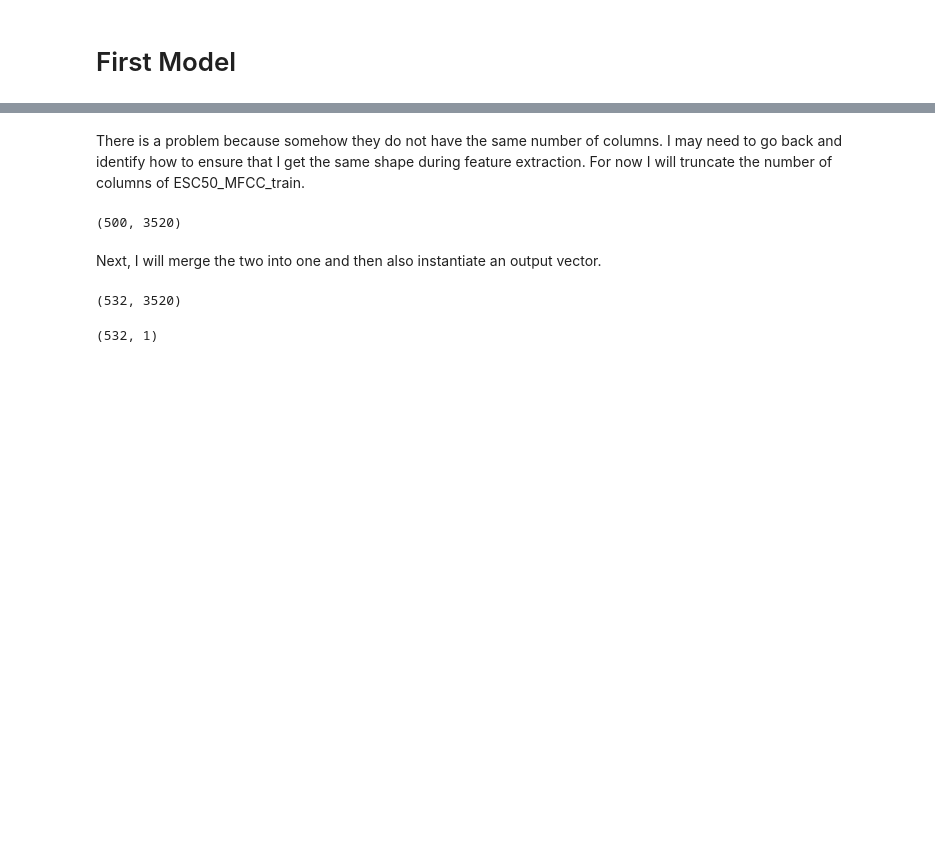
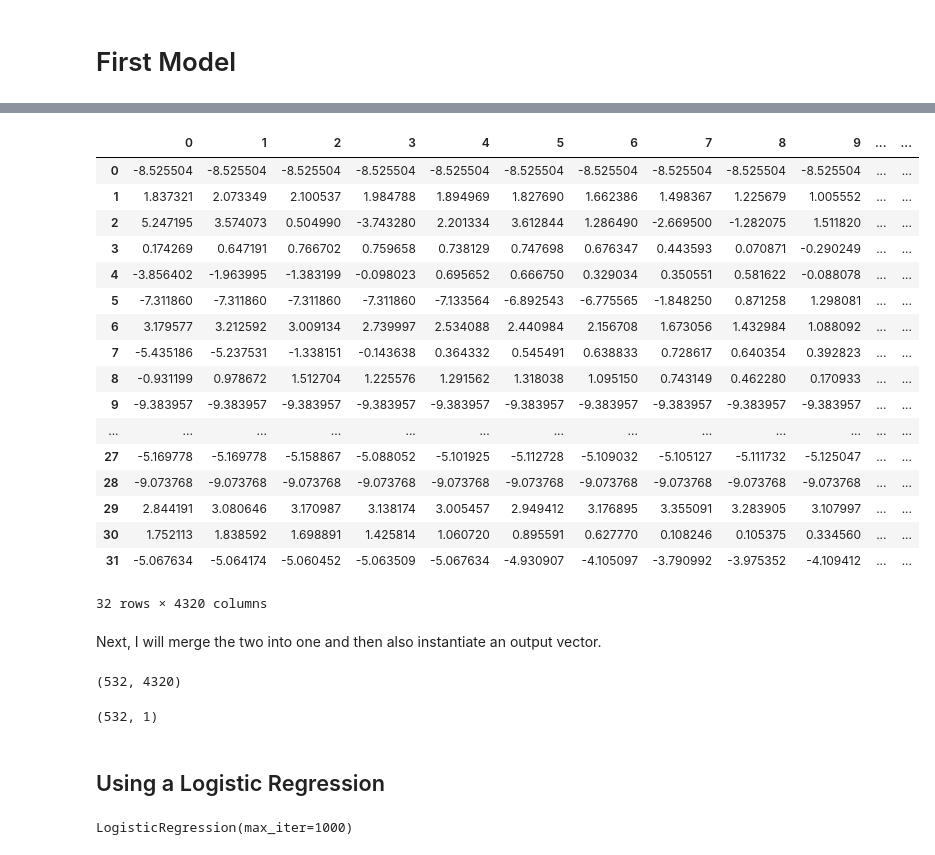
Before and after one commit to aarojas20/Firearm_Detection, a Jupyter notebook: notebooks/4. First Model.ipynb, the cells around one changed output, grey strips where cells are left out. Cells and saved outputs as stored; diff of their text form; code cells hidden in the pictures; blank space fills up the shorter version.

```diff
--- a/notebooks/4. First Model.ipynb
+++ b/notebooks/4. First Model.ipynb
@@ -20,19 +22,40 @@ print(firearm_MFCC_train.shape)
-# %% [markdown]
-There is a problem because somehow they do not have the same number of columns. I may need to go back and identify how to ensure that I get the same shape during feature extraction. For now I will truncate the number of columns of ESC50_MFCC_train.
-# %%
-ESC50_MFCC_train_truncate=ESC50_MFCC_train[:, 0:3520]
-print(ESC50_MFCC_train_truncate.shape)
-# %% [output]
-(500, 3520)
+# %%
+pd.DataFrame(firearm_MFCC_train)
+# %% [output]
+|  | 0 | 1 | 2 | 3 | 4 | 5 | 6 | 7 | 8 | 9 | ... | ... |
+| 0 | -8.525504 | -8.525504 | -8.525504 | -8.525504 | -8.525504 | -8.525504 | -8.525504 | -8.525504 | -8.525504 | -8.525504 | ... | ... |
+| 1 | 1.837321 | 2.073349 | 2.100537 | 1.984788 | 1.894969 | 1.827690 | 1.662386 | 1.498367 | 1.225679 | 1.005552 | ... | ... |
+| 2 | 5.247195 | 3.574073 | 0.504990 | -3.743280 | 2.201334 | 3.612844 | 1.286490 | -2.669500 | -1.282075 | 1.511820 | ... | ... |
+| 3 | 0.174269 | 0.647191 | 0.766702 | 0.759658 | 0.738129 | 0.747698 | 0.676347 | 0.443593 | 0.070871 | -0.290249 | ... | ... |
+| 4 | -3.856402 | -1.963995 | -1.383199 | -0.098023 | 0.695652 | 0.666750 | 0.329034 | 0.350551 | 0.581622 | -0.088078 | ... | ... |
+| 5 | -7.311860 | -7.311860 | -7.311860 | -7.311860 | -7.133564 | -6.892543 | -6.775565 | -1.848250 | 0.871258 | 1.298081 | ... | ... |
+| 6 | 3.179577 | 3.212592 | 3.009134 | 2.739997 | 2.534088 | 2.440984 | 2.156708 | 1.673056 | 1.432984 | 1.088092 | ... | ... |
+| 7 | -5.435186 | -5.237531 | -1.338151 | -0.143638 | 0.364332 | 0.545491 | 0.638833 | 0.728617 | 0.640354 | 0.392823 | ... | ... |
+| 8 | -0.931199 | 0.978672 | 1.512704 | 1.225576 | 1.291562 | 1.318038 | 1.095150 | 0.743149 | 0.462280 | 0.170933 | ... | ... |
+| 9 | -9.383957 | -9.383957 | -9.383957 | -9.383957 | -9.383957 | -9.383957 | -9.383957 | -9.383957 | -9.383957 | -9.383957 | ... | ... |
+| ... | ... | ... | ... | ... | ... | ... | ... | ... | ... | ... | ... | ... |
+| 27 | -5.169778 | -5.169778 | -5.158867 | -5.088052 | -5.101925 | -5.112728 | -5.109032 | -5.105127 | -5.111732 | -5.125047 | ... | ... |
+| 28 | -9.073768 | -9.073768 | -9.073768 | -9.073768 | -9.073768 | -9.073768 | -9.073768 | -9.073768 | -9.073768 | -9.073768 | ... | ... |
+| 29 | 2.844191 | 3.080646 | 3.170987 | 3.138174 | 3.005457 | 2.949412 | 3.176895 | 3.355091 | 3.283905 | 3.107997 | ... | ... |
+| 30 | 1.752113 | 1.838592 | 1.698891 | 1.425814 | 1.060720 | 0.895591 | 0.627770 | 0.108246 | 0.105375 | 0.334560 | ... | ... |
+| 31 | -5.067634 | -5.064174 | -5.060452 | -5.063509 | -5.067634 | -4.930907 | -4.105097 | -3.790992 | -3.975352 | -4.109412 | ... | ... |
+32 rows × 4320 columns
 # %% [markdown]
 Next, I will merge the two into one and then also instantiate an output vector.
 # %%
-X_train=np.concatenate((ESC50_MFCC_train_truncate,firearm_MFCC_train),axis=0)
+X_train=np.concatenate((ESC50_MFCC_train,firearm_MFCC_train),axis=0)
 print(X_train.shape)
 # %% [output]
-(532, 3520)
+(532, 4320)
 # %%
 Y_train=np.concatenate((np.zeros((500,1)),np.ones((32,1))))
 print(Y_train.shape)
 # %% [output]
 (532, 1)
+# %% [markdown]
+## Using a Logistic Regression
+# %%
+clf = LogisticRegression(max_iter=1000)
+clf.fit(X_train, Y_train.ravel())
+# %% [output]
+LogisticRegression(max_iter=1000)
```
Also changed, not shown: parts of 38 cells of this notebook.
